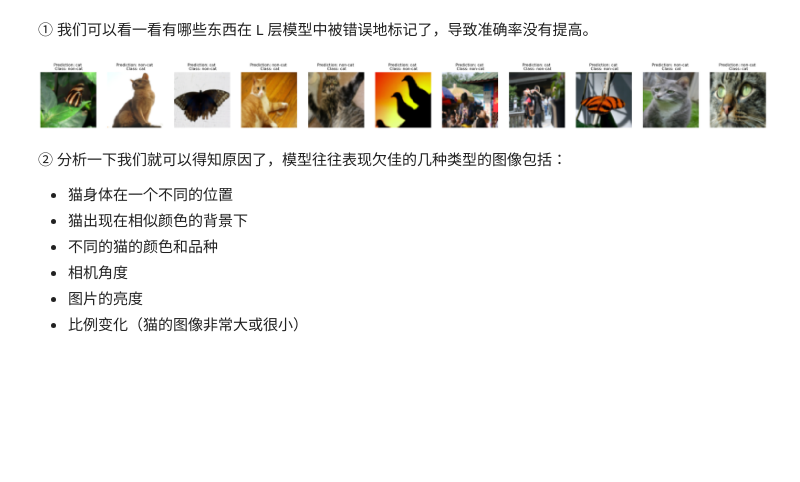
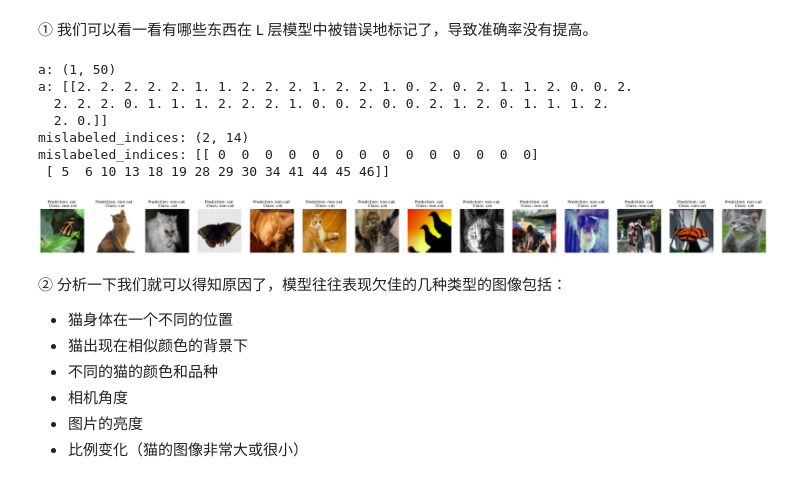
Before and after one commit to Mrytn/I-AccumulateMore-CV, a Jupyter notebook: 313_课程1_第4周_作业题_逐步构建你的深度神经网络.ipynb, the cells around one changed output. Drawn from its saved outputs; the diff is of its cells as text; code cells hidden in the pictures; blank space fills up the shorter version.

```diff
--- a/313_课程1_第4周_作业题_逐步构建你的深度神经网络.ipynb
+++ b/313_课程1_第4周_作业题_逐步构建你的深度神经网络.ipynb
@@ -224,19 +224,10 @@ $WX + b = \begin{bmatrix}
 # %%
 # 示例：3层神经网络
 layer_dims = [5, 4, 3]  # 输入层有5个神经元，隐藏层有4个神经元，输出层有3个神经元
+L = 1
 if L == 1:
-
     parameters["W" + str(L)] = np.random.randn(layer_dims[1],
-
-
-
-
-
-
-
-
                                                layer_dims[0]) * 0.01
-
     parameters["b" + str(L)] = np.zeros((layer_dims[1], 1))
 # %%
 def initialize_parameters_deep(layer_dims):
@@ -796,7 +766,7 @@ def two_layer_model(X, Y, layers_dims, learning_rate=0.0075, num_iterations=3000
     参数：
         X - 输入的数据，维度为(n_x，例子数)
         Y - 标签，向量，0为非猫，1为猫，维度为(1,数量)
-        layers_dims - 层数的向量，维度为(n_y,n_h,n_y)
+        layers_dims - 层数的向量，维度为(n_y,n_h,n_y)第一层（索引为 0）：对应输入层，神经元数量为 n_y，第二层（索引为 1）：对应隐藏层，神经元数量为 n_h，第三层（索引为 2）：对应输出层，神经元数量同样为 n_y
         learning_rate - 学习率
         num_iterations - 迭代的次数
         print_cost - 是否打印成本值，每100次打印一次
@@ -808,17 +778,14 @@ def two_layer_model(X, Y, layers_dims, learning_rate=0.0075, num_iterations=3000
     grads = {}
     costs = []
     (n_x, n_h, n_y) = layers_dims
-
     """
     初始化参数
     """
     parameters = initialize_parameters(n_x, n_h, n_y)
-
     W1 = parameters["W1"]
     b1 = parameters["b1"]
     W2 = parameters["W2"]
     b2 = parameters["b2"]
-
     """
     开始进行迭代
     """
@@ -826,31 +793,25 @@ def two_layer_model(X, Y, layers_dims, learning_rate=0.0075, num_iterations=3000
         # 前向传播
         A1, cache1 = linear_activation_forward(X, W1, b1, "relu")
         A2, cache2 = linear_activation_forward(A1, W2, b2, "sigmoid")
-
         # 计算成本
         cost = compute_cost(A2, Y)
-
         # 后向传播
         # 初始化后向传播
         dA2 = - (np.divide(Y, A2) - np.divide(1 - Y, 1 - A2))
-
         # 向后传播，输入：“dA2，cache2，cache1”。 输出：“dA1，dW2，db2;还有dA0（未使用），dW1，db1”。
         dA1, dW2, db2 = linear_activation_backward(dA2, cache2, "sigmoid")
         dA0, dW1, db1 = linear_activation_backward(dA1, cache1, "relu")
-
         # 向后传播完成后的数据保存到grads
         grads["dW1"] = dW1
         grads["db1"] = db1
         grads["dW2"] = dW2
         grads["db2"] = db2
-
         # 更新参数
         parameters = update_parameters(parameters, grads, learning_rate)
         W1 = parameters["W1"]
         b1 = parameters["b1"]
         W2 = parameters["W2"]
         b2 = parameters["b2"]
-
         # 打印成本值，如果print_cost=False则忽略
         if i % 100 == 0:
             # 记录成本
@@ -865,7 +826,6 @@ def two_layer_model(X, Y, layers_dims, learning_rate=0.0075, num_iterations=3000
         plt.xlabel('iterations (per tens)')
         plt.title("Learning rate =" + str(learning_rate))
         plt.show()
-
     # 返回 parameters
     return parameters
 # %% [markdown]
@@ -1119,29 +1060,44 @@ pred_test = predict(test_x, test_y, parameters)  # 测试集
 # %%
 def print_mislabeled_images(classes, X, y, p):
     """
     绘制预测和实际不同的图像。
         X - 数据集
         y - 实际的标签
         p - 预测
     """
 
     a = p + y
+    print("a:", a.shape)
+    print("a:", a)
+    # np.where 函数的作用是找出数组中满足特定条件的元素的索引。当传入一个二维数组时，它会返回一个包含两个数组的元组，每个数组分别对应元素在不同维度上的索引。第一个数组是行索引，第二个数组是列索引。
     mislabeled_indices = np.asarray(np.where(a == 1))
+    print("mislabeled_indices:", mislabeled_indices.shape)
+    print("mislabeled_indices:", mislabeled_indices)
+    # plt.rcParams 是 matplotlib 库中用于设置全局绘图参数的字典。这里将图形的默认大小设置为 (40.0, 40.0)，单位是英寸。
     plt.rcParams['figure.figsize'] = (40.0, 40.0)  # 设置 plot 的默认大小
     num_images = len(mislabeled_indices[0])
     for i in range(num_images):
         index = mislabeled_indices[1][i]
 
         plt.subplot(2, num_images, i + 1)
-        plt.imshow(X[:, index].reshape(64, 64, 3), interpolation='nearest')
+        plt.imshow(X[:, index].reshape(64, 64, 3),
+                   # interpolation='nearest' 表示使用最近邻插值方法进行图像显示
+                   interpolation='nearest')
         plt.axis('off')
         plt.title("Prediction: " + classes[int(p[0, index])].decode(
             "utf-8") + " \n Class: " + classes[y[0, index]].decode("utf-8"))
 
 
 print_mislabeled_images(classes, test_x, test_y, pred_test)
 # %% [output]
+a: (1, 50)
+a: [[2. 2. 2. 2. 2. 1. 1. 2. 2. 2. 1. 2. 2. 1. 0. 2. 0. 2. 1. 1. 2. 0. 0. 2.
+  2. 2. 2. 0. 1. 1. 1. 2. 2. 2. 1. 0. 0. 2. 0. 0. 2. 1. 2. 0. 1. 1. 1. 2.
+  2. 0.]]
+mislabeled_indices: (2, 14)
+mislabeled_indices: [[ 0  0  0  0  0  0  0  0  0  0  0  0  0  0]
+ [ 5  6 10 13 18 19 28 29 30 34 41 44 45 46]]
-[figure, old version]
+[figure, new version]
 # %% [markdown]
 ② 分析一下我们就可以得知原因了，模型往往表现欠佳的几种类型的图像包括：
 
```
Also changed, not shown: parts of 11 cells of this notebook.
